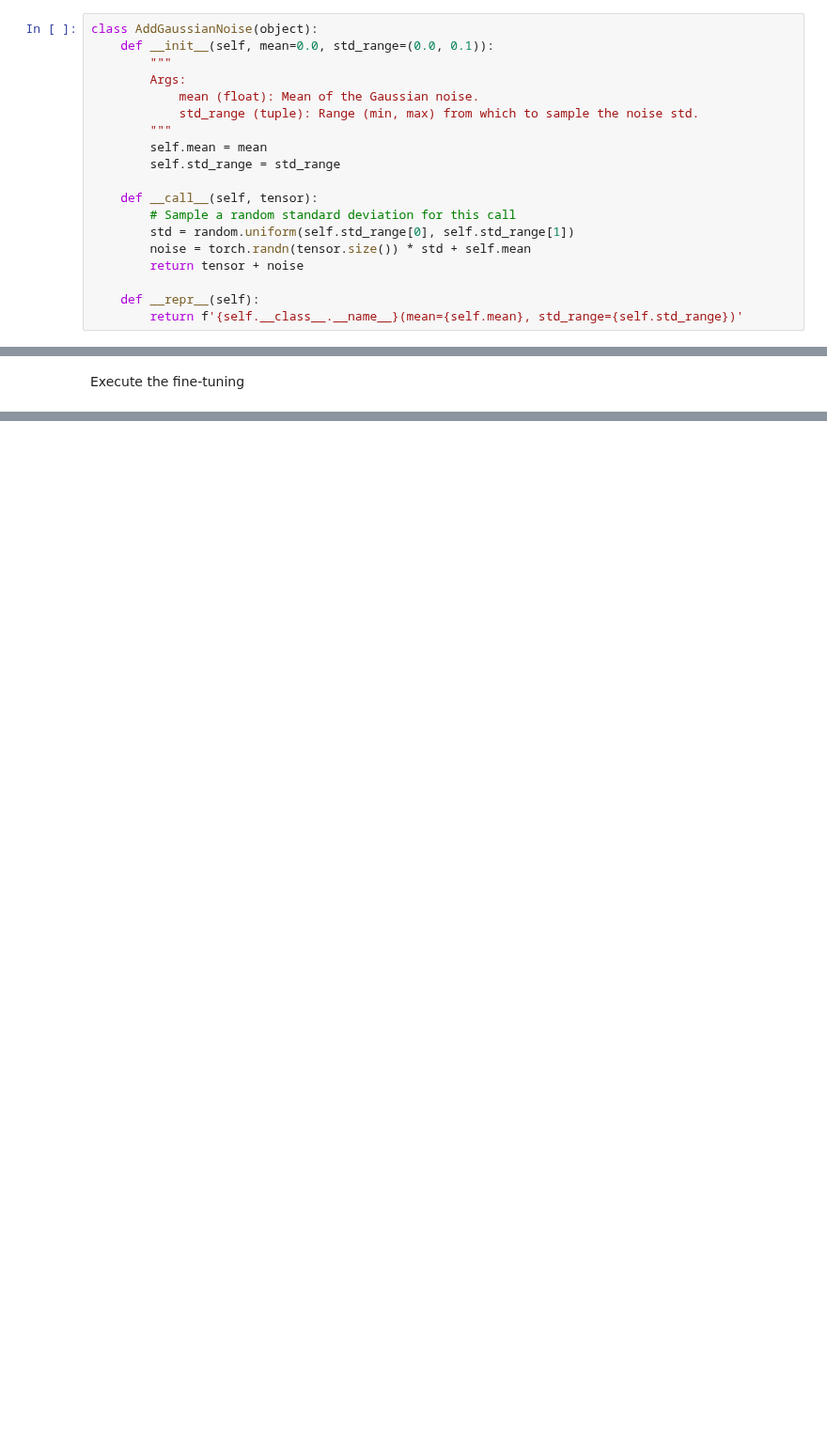
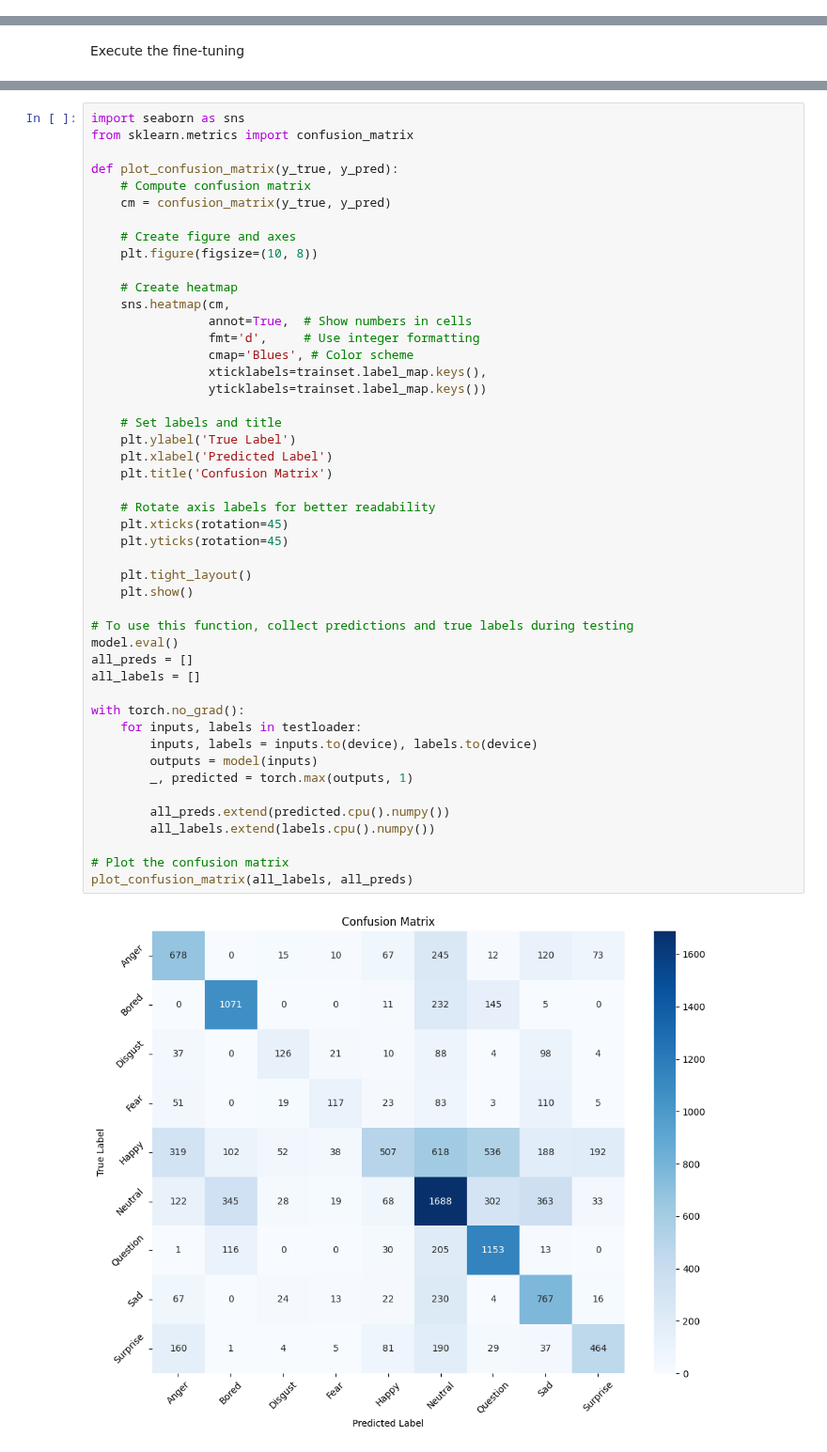
Before and after one commit to Fe-56/ai_project_ser, a Jupyter notebook: cnn scripts/resnet50_augmented/resnet50_augmented.ipynb, the cells around one changed output, grey strips where cells are left out. Shown at 94% size. Cells and saved outputs as stored; diff of their text form; blank space fills up the shorter version.

Commit message:
Optimize fine-tuning CNN pipeline speed and remove tensors .csv datasets, and finish fine-tuning ResNet50 and with data augmentation

```diff
--- a/cnn scripts/resnet50_augmented/resnet50_augmented.ipynb
+++ b/cnn scripts/resnet50_augmented/resnet50_augmented.ipynb
@@ -204,19 +244,0 @@ Define a class to add Gaussian noise to the mel spectrogram images for onlien da
-# %%
-class AddGaussianNoise(object):
-    def __init__(self, mean=0.0, std_range=(0.0, 0.1)):
-        """
-        Args:
-            mean (float): Mean of the Gaussian noise.
-            std_range (tuple): Range (min, max) from which to sample the noise std.
-        """
-        self.mean = mean
-        self.std_range = std_range
-
-    def __call__(self, tensor):
-        # Sample a random standard deviation for this call
-        std = random.uniform(self.std_range[0], self.std_range[1])
-        noise = torch.randn(tensor.size()) * std + self.mean
-        return tensor + noise
-
-    def __repr__(self):
-        return f'{self.__class__.__name__}(mean={self.mean}, std_range={self.std_range})'
@@ -350,0 +357,49 @@ Test Loss: 2.2956428889072305 - Test Accuracy: 13.090621290067272
+# %%
+import seaborn as sns
+from sklearn.metrics import confusion_matrix
+
+def plot_confusion_matrix(y_true, y_pred):
+    # Compute confusion matrix
+    cm = confusion_matrix(y_true, y_pred)
+
+    # Create figure and axes
+    plt.figure(figsize=(10, 8))
+
+    # Create heatmap
+    sns.heatmap(cm,
+                annot=True,  # Show numbers in cells
+                fmt='d',     # Use integer formatting
+                cmap='Blues', # Color scheme
+                xticklabels=trainset.label_map.keys(),
+                yticklabels=trainset.label_map.keys())
+
+    # Set labels and title
+    plt.ylabel('True Label')
+    plt.xlabel('Predicted Label')
+    plt.title('Confusion Matrix')
+
+    # Rotate axis labels for better readability
+    plt.xticks(rotation=45)
+    plt.yticks(rotation=45)
+
+    plt.tight_layout()
+    plt.show()
+
+# To use this function, collect predictions and true labels during testing
+model.eval()
+all_preds = []
+all_labels = []
+
+with torch.no_grad():
+    for inputs, labels in testloader:
+        inputs, labels = inputs.to(device), labels.to(device)
+        outputs = model(inputs)
+        _, predicted = torch.max(outputs, 1)
+
+        all_preds.extend(predicted.cpu().numpy())
+        all_labels.extend(labels.cpu().numpy())
+
+# Plot the confusion matrix
+plot_confusion_matrix(all_labels, all_preds)
+# %% [output]
+[figure, added]
```
Also changed, not shown: parts of 27 cells of this notebook, 23 other files.
